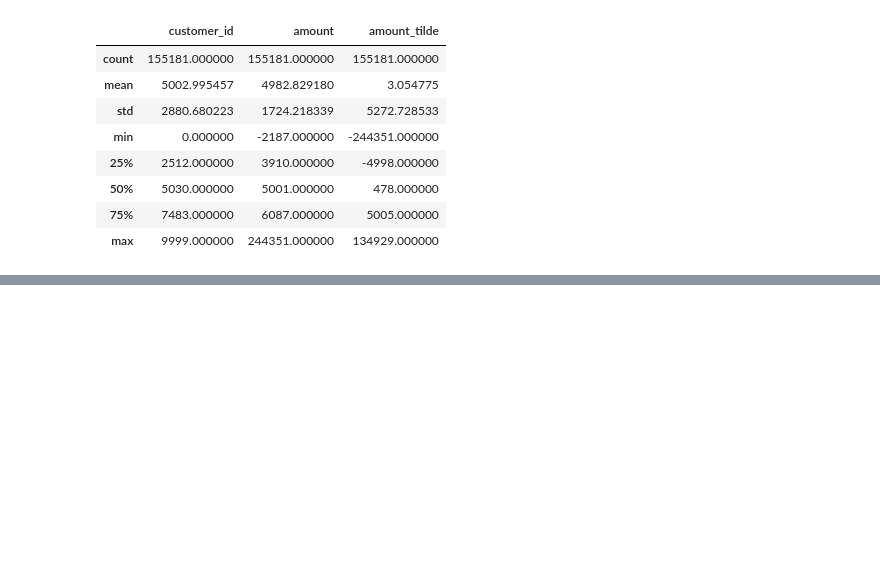
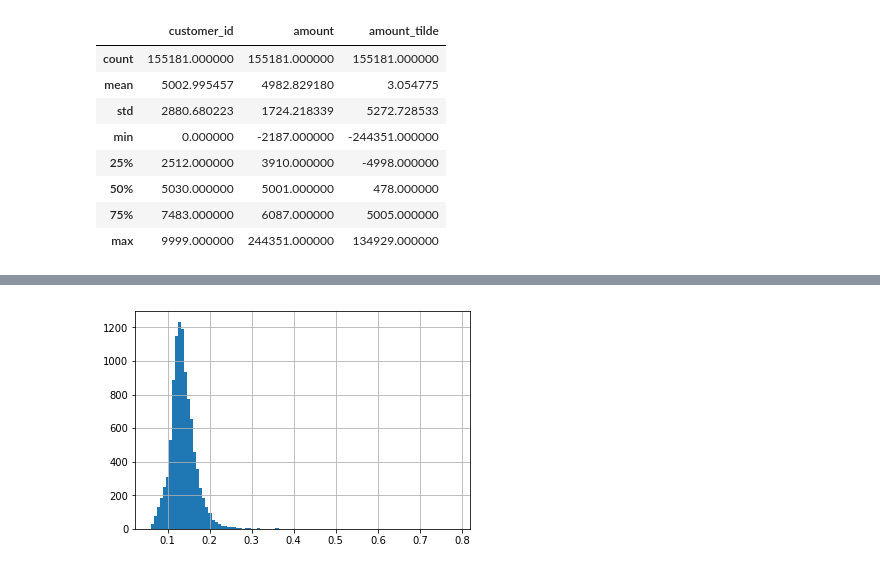
Before and after one commit to maurizio-ragusa/outlier_analysis, a Jupyter notebook: outlier_analysis.ipynb, the cells around one changed output, grey strips where cells are left out. Drawn from its saved outputs; the diff is of its cells as text; code cells hidden in the pictures; blank space fills up the shorter version.

```diff
--- a/outlier_analysis.ipynb
+++ b/outlier_analysis.ipynb
@@ -220,0 +81,11 @@ plt.show()
+# %%
+# Here I'm building 23 clusters of 173*3*13=6747 rows. The idea behind it is that the transactions
+#must be more or less equally distribuited on time. Of course, this don't let us detect anomalies such as
+# an outlier in the number of transactions in a particular day, but at least we can measure if the number of transactions
+# is abnormal for some customer and for some cluster.
+
+# Please note that I only chose 6747 because this gives a number of clusters with an equal number of transactions.
+
+df_transactions['cluster'] = df_transactions.apply(lambda row: row.name / (173*3*13), axis=1)
+
+df_transactions['cluster'].max()
@@ -220,0 +194,9 @@ plt.show()
+# %%
+amount_per_cluster = df_transactions.groupby(
+    ['customer_id', 'cluster'])['amount'].sum().unstack().fillna(0)
+
+customers['max_amount_per_cluster'] = amount_per_cluster.max(axis=1)
+customers['mean_amount_cluster'] = amount_per_cluster.mean(axis=1)
+customers['max_amount_cluster_%_of_total'] = customers.max_amount_per_cluster / customers.total_amount
+
+len(customers.columns)
@@ -220,0 +220,10 @@ plt.show()
+# %%
+# this is interesting. This following metric show some not intuitive outliers. For example, customer ID 2985 made 5
+# transactions only in the first two clusters, then stopped. Of course it can be a false positive,
+# but it's something to analyze better.
+
+customers['max_amount_cluster_%_of_total'].hist(bins=100)
+
+plt.show()
+# %% [output]
+[figure, added]
```
Also changed, not shown: parts of 109 cells of this notebook.
